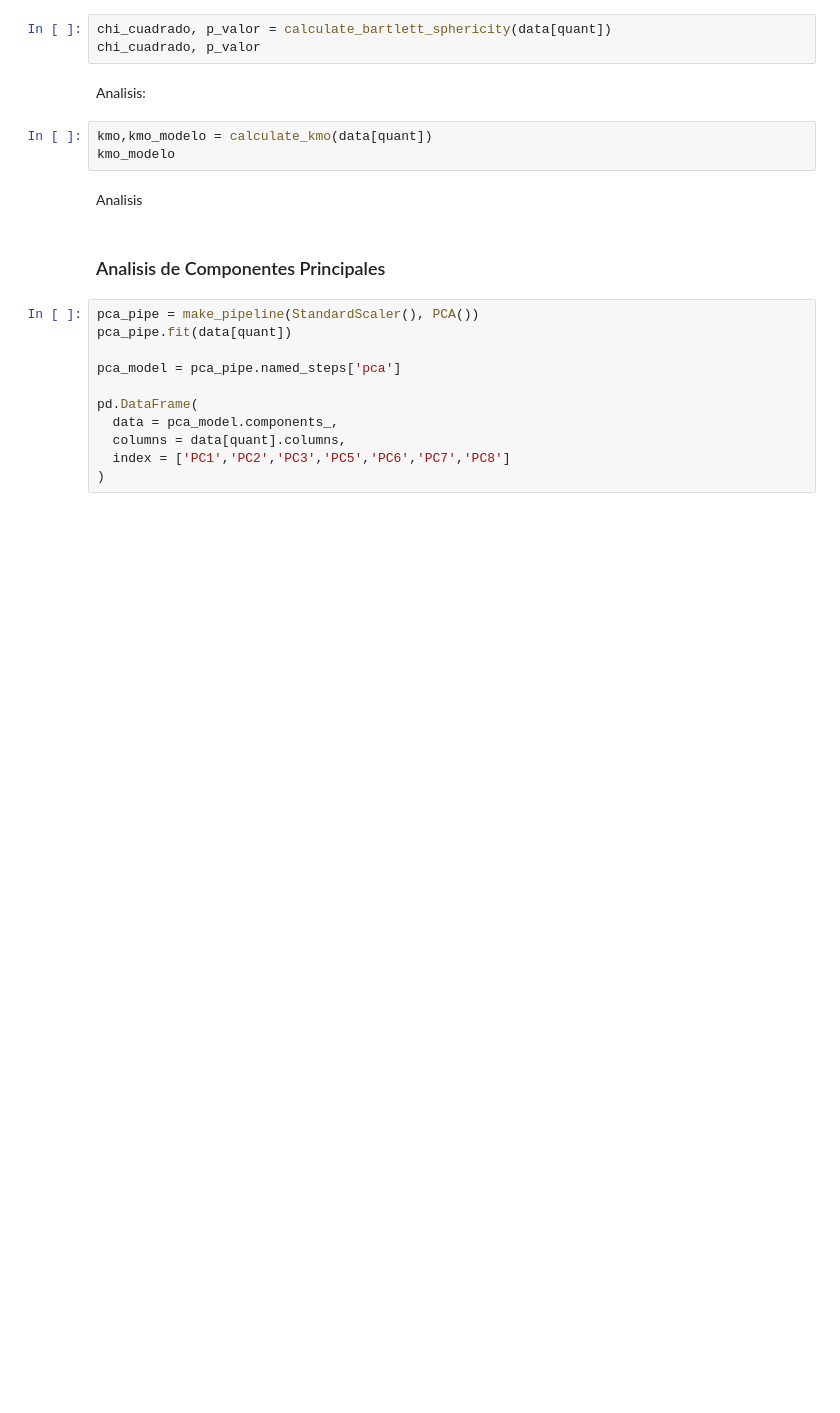
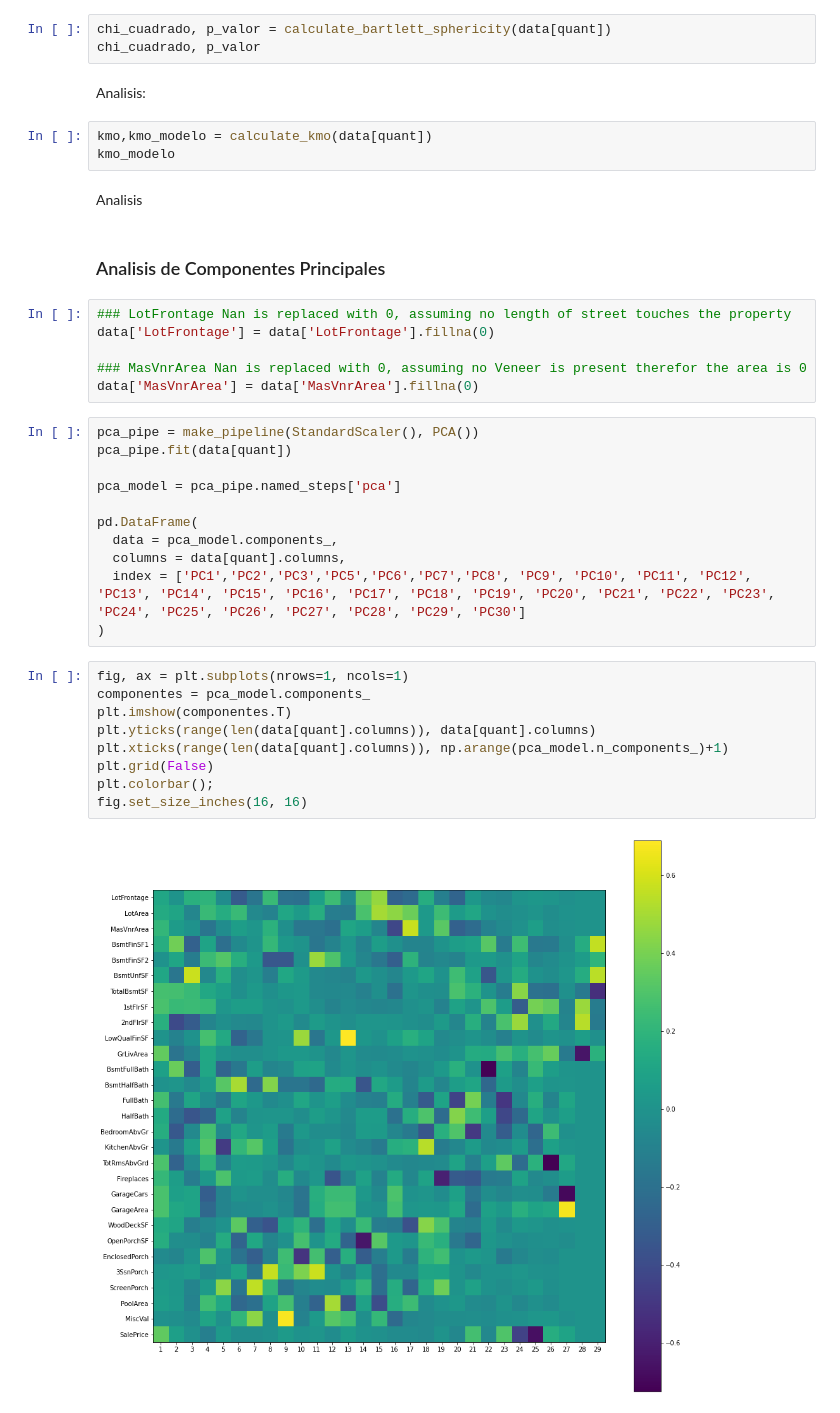
Before and after one commit to Requetetin/DS-Lab1, a Jupyter notebook: Lab1.ipynb, the cells around one changed output. Cells and saved outputs as stored; diff of their text form; blank space fills up the shorter version.

Commit message:
PCA grid

```diff
--- a/Lab1.ipynb
+++ b/Lab1.ipynb
@@ -174,6 +170,12 @@ kmo_modelo
 Analisis
 # %% [markdown]
 ### Analisis de Componentes Principales
+# %%
+### LotFrontage Nan is replaced with 0, assuming no length of street touches the property
+data['LotFrontage'] = data['LotFrontage'].fillna(0)
+
+### MasVnrArea Nan is replaced with 0, assuming no Veneer is present therefor the area is 0
+data['MasVnrArea'] = data['MasVnrArea'].fillna(0)
 # %%
 pca_pipe = make_pipeline(StandardScaler(), PCA())
 pca_pipe.fit(data[quant])
@@ -183,5 +185,16 @@ pca_model = pca_pipe.named_steps['pca']
 pd.DataFrame(
   data = pca_model.components_,
   columns = data[quant].columns,
-  index = ['PC1','PC2','PC3','PC5','PC6','PC7','PC8']
+  index = ['PC1','PC2','PC3','PC5','PC6','PC7','PC8', 'PC9', 'PC10', 'PC11', 'PC12', 'PC13', 'PC14', 'PC15', 'PC16', 'PC17', 'PC18', 'PC19', 'PC20', 'PC21', 'PC22', 'PC23', 'PC24', 'PC25', 'PC26', 'PC27', 'PC28', 'PC29', 'PC30']
 )
+# %%
+fig, ax = plt.subplots(nrows=1, ncols=1)
+componentes = pca_model.components_
+plt.imshow(componentes.T)
+plt.yticks(range(len(data[quant].columns)), data[quant].columns)
+plt.xticks(range(len(data[quant].columns)), np.arange(pca_model.n_components_)+1)
+plt.grid(False)
+plt.colorbar();
+fig.set_size_inches(16, 16)
+# %% [output]
+[figure, added]
```
Also changed, not shown: parts of 2 cells of this notebook.
